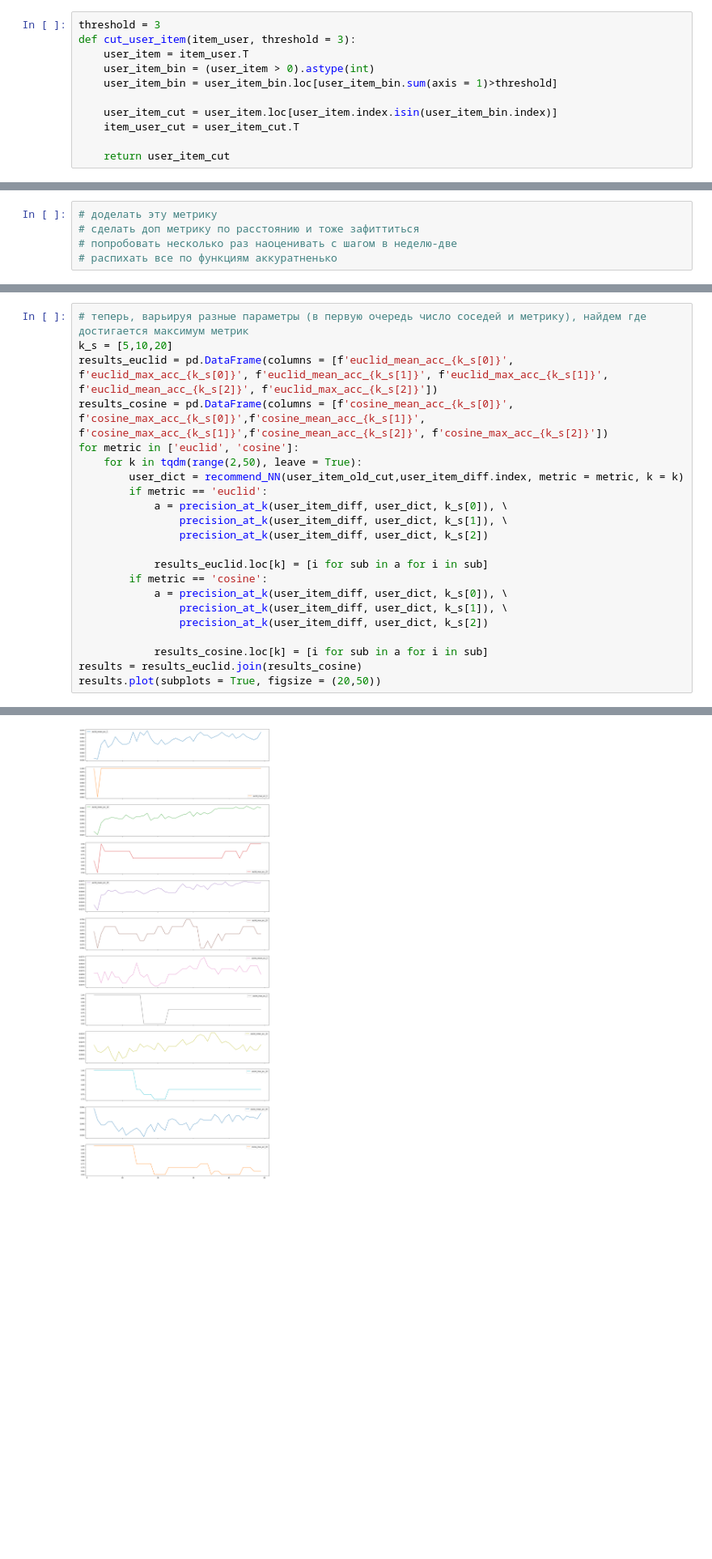
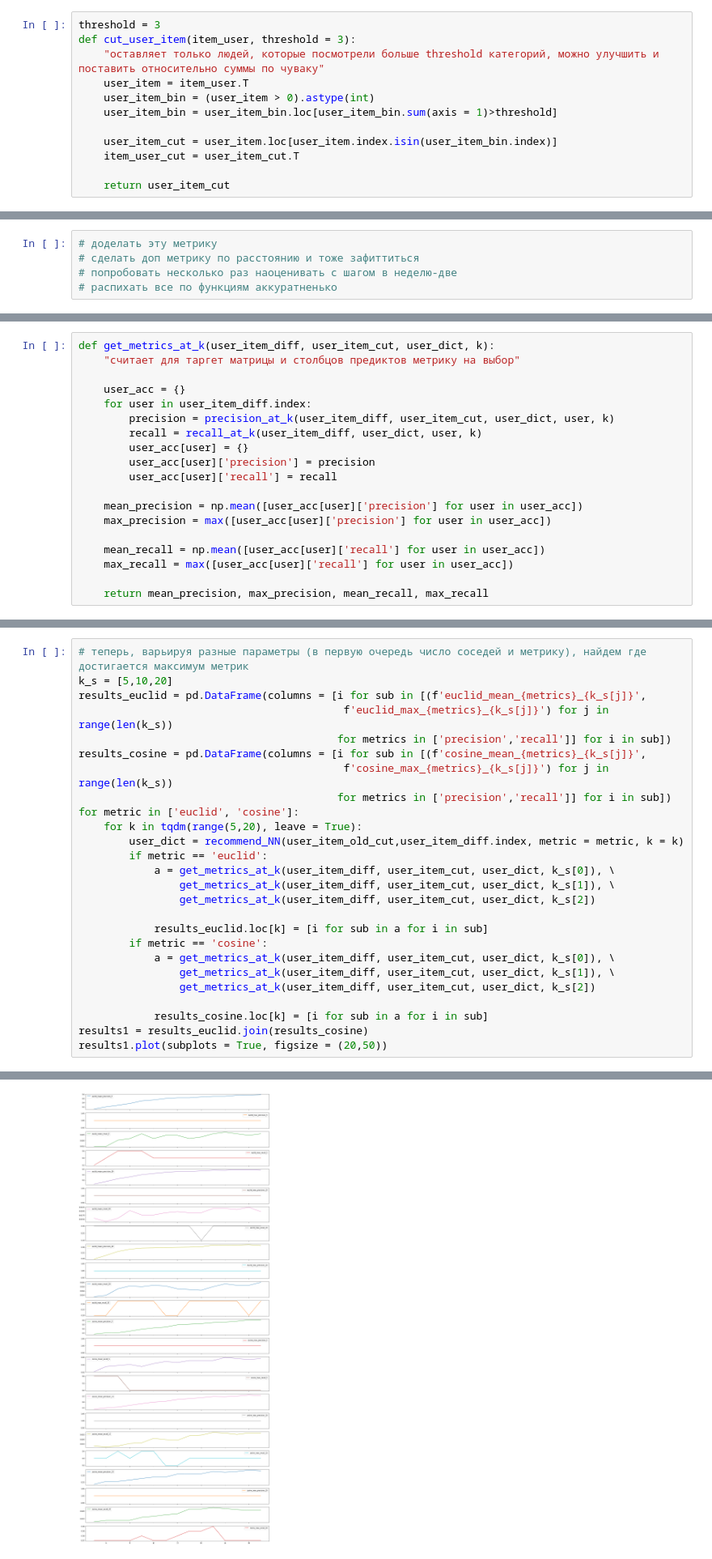
Before and after one commit to salamoslam/recommendations, a Jupyter notebook: notebooks/collaborative_filtration.ipynb, the cells around one changed output, grey strips where cells are left out. Shown at 81% size. Saved outputs shown, nothing was run; the diff lists cells and outputs as text; blank space fills up the shorter version.

```diff
--- a/notebooks/collaborative_filtration.ipynb
+++ b/notebooks/collaborative_filtration.ipynb
@@ -72,6 +68,7 @@ count_active_users(thresholds=20)
 # %%
 threshold = 3
 def cut_user_item(item_user, threshold = 3):
+    "оставляет только людей, которые посмотрели больше threshold категорий, можно улучшить и поставить относительно суммы по чуваку"
     user_item = item_user.T
     user_item_bin = (user_item > 0).astype(int)
     user_item_bin = user_item_bin.loc[user_item_bin.sum(axis = 1)>threshold]
@@ -271,3 +298,22 @@ a = precision_at_k(user_item_diff, user_dict, 30), precision_at_k(user_item_diff
+# %%
+def get_metrics_at_k(user_item_diff, user_item_cut, user_dict, k):
+    "считает для таргет матрицы и столбцов предиктов метрику на выбор"
+
+    user_acc = {}
+    for user in user_item_diff.index:
+        precision = precision_at_k(user_item_diff, user_item_cut, user_dict, user, k)
+        recall = recall_at_k(user_item_diff, user_dict, user, k)
+        user_acc[user] = {}
+        user_acc[user]['precision'] = precision
+        user_acc[user]['recall'] = recall
+
+    mean_precision = np.mean([user_acc[user]['precision'] for user in user_acc])
+    max_precision = max([user_acc[user]['precision'] for user in user_acc])
+
+    mean_recall = np.mean([user_acc[user]['recall'] for user in user_acc])
+    max_recall = max([user_acc[user]['recall'] for user in user_acc])
+
+    return mean_precision, max_precision, mean_recall, max_recall
 # %%
 def get_accuracy(user_item_diff, user_dict, metric = 'euclid'):
     "подсчитывает процент попаданий предсказанных айтемов в фактически новые просмотренные айтемы \
@@ -316,24 +379,28 @@ def get_accuracy(user_item_diff, user_dict, metric = 'euclid'):
 # %%
 # теперь, варьируя разные параметры (в первую очередь число соседей и метрику), найдем где достигается максимум метрик
 k_s = [5,10,20]
-results_euclid = pd.DataFrame(columns = [f'euclid_mean_acc_{k_s[0]}', f'euclid_max_acc_{k_s[0]}', f'euclid_mean_acc_{k_s[1]}', f'euclid_max_acc_{k_s[1]}', f'euclid_mean_acc_{k_s[2]}', f'euclid_max_acc_{k_s[2]}'])
-results_cosine = pd.DataFrame(columns = [f'cosine_mean_acc_{k_s[0]}', f'cosine_max_acc_{k_s[0]}',f'cosine_mean_acc_{k_s[1]}', f'cosine_max_acc_{k_s[1]}',f'cosine_mean_acc_{k_s[2]}', f'cosine_max_acc_{k_s[2]}'])
+results_euclid = pd.DataFrame(columns = [i for sub in [(f'euclid_mean_{metrics}_{k_s[j]}',
+                                          f'euclid_max_{metrics}_{k_s[j]}') for j in range(len(k_s))
+                                         for metrics in ['precision','recall']] for i in sub])
+results_cosine = pd.DataFrame(columns = [i for sub in [(f'cosine_mean_{metrics}_{k_s[j]}',
+                                          f'cosine_max_{metrics}_{k_s[j]}') for j in range(len(k_s))
+                                         for metrics in ['precision','recall']] for i in sub])
 for metric in ['euclid', 'cosine']:
-    for k in tqdm(range(2,50), leave = True):
+    for k in tqdm(range(5,20), leave = True):
         user_dict = recommend_NN(user_item_old_cut,user_item_diff.index, metric = metric, k = k)
         if metric == 'euclid':
-            a = precision_at_k(user_item_diff, user_dict, k_s[0]), \
-                precision_at_k(user_item_diff, user_dict, k_s[1]), \
-                precision_at_k(user_item_diff, user_dict, k_s[2])
+            a = get_metrics_at_k(user_item_diff, user_item_cut, user_dict, k_s[0]), \
+                get_metrics_at_k(user_item_diff, user_item_cut, user_dict, k_s[1]), \
+                get_metrics_at_k(user_item_diff, user_item_cut, user_dict, k_s[2])
 
             results_euclid.loc[k] = [i for sub in a for i in sub]
         if metric == 'cosine':
-            a = precision_at_k(user_item_diff, user_dict, k_s[0]), \
-                precision_at_k(user_item_diff, user_dict, k_s[1]), \
-                precision_at_k(user_item_diff, user_dict, k_s[2])
+            a = get_metrics_at_k(user_item_diff, user_item_cut, user_dict, k_s[0]), \
+                get_metrics_at_k(user_item_diff, user_item_cut, user_dict, k_s[1]), \
+                get_metrics_at_k(user_item_diff, user_item_cut, user_dict, k_s[2])
 
             results_cosine.loc[k] = [i for sub in a for i in sub]
-results = results_euclid.join(results_cosine)
-results.plot(subplots = True, figsize = (20,50))
+results1 = results_euclid.join(results_cosine)
+results1.plot(subplots = True, figsize = (20,50))
 # %% [output]
 array([<AxesSubplot:>, <AxesSubplot:>, <AxesSubplot:>, <AxesSubplot:>,
@@ -340,4 +410,4 @@ array([<AxesSubplot:>, <AxesSubplot:>, <AxesSubplot:>, <AxesSubplot:>,
        <AxesSubplot:>, <AxesSubplot:>, <AxesSubplot:>, <AxesSubplot:>,
        <AxesSubplot:>, <AxesSubplot:>, <AxesSubplot:>, <AxesSubplot:>],
       dtype=object)
-[figure, old version]
+[figure, new version]
```
Also changed, not shown: parts of 38 cells of this notebook, 8 other files.
